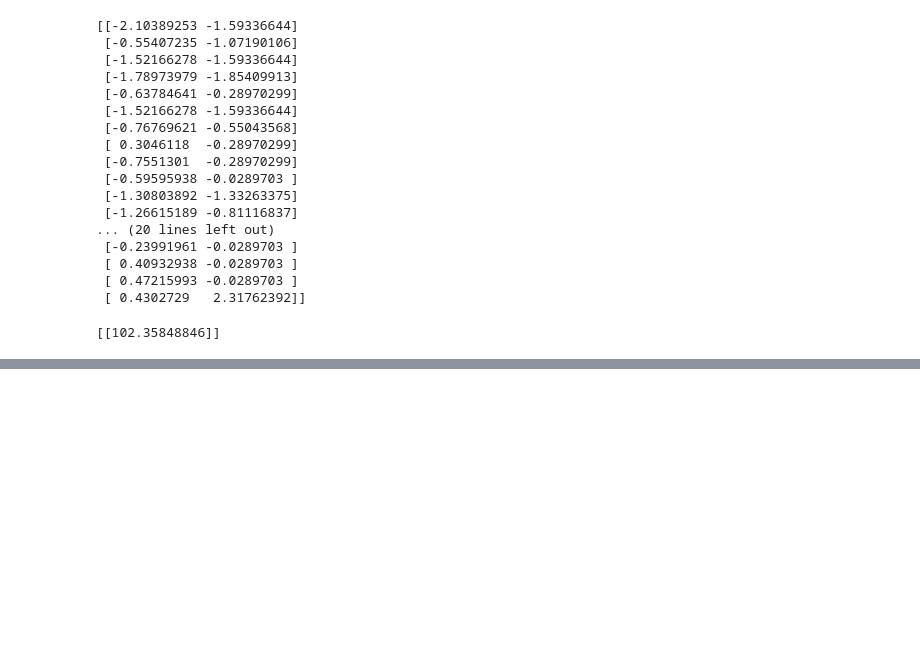
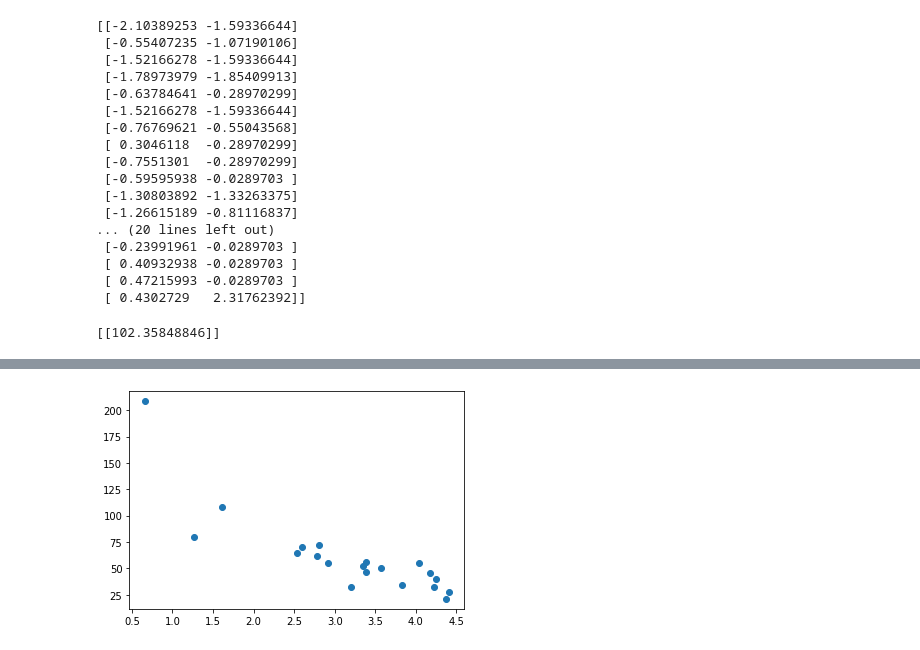
Before and after one commit to mubinui/MachineLearning, a Jupyter notebook: Machine_Learning_C.ipynb, the cells around one changed output, grey strips where cells are left out. Drawn from its saved outputs; the diff is of its cells as text; code cells hidden in the pictures; blank space fills up the shorter version.

```diff
--- a/Machine_Learning_C.ipynb
+++ b/Machine_Learning_C.ipynb
@@ -91,0 +121,5 @@ print(predictedCO2)
+# %%
+plt.scatter(test_x,test_y)
+plt.show()
+# %% [output]
+[figure, added]
```
Also changed, not shown: parts of 6 cells of this notebook.
